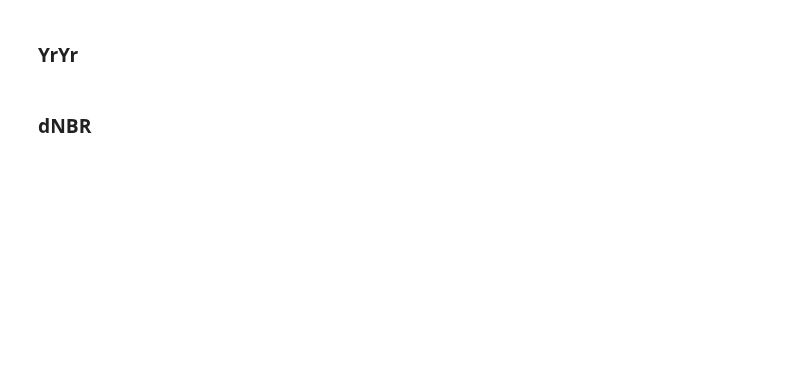
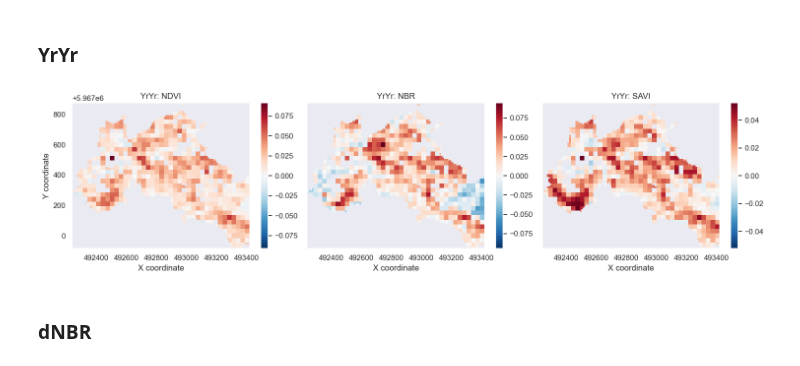
Before and after one commit to PEOPLE-ER/spectral-recovery, a Jupyter notebook: docs/overview_API.ipynb, the cells around one changed output. Cells and saved outputs as stored; diff of their text form; code cells hidden in the pictures; blank space fills up the shorter version.

```diff
--- a/docs/overview_API.ipynb
+++ b/docs/overview_API.ipynb
@@ -157,8 +180,10 @@ plot_metrics(r80p)
 # %% [markdown]
 ### YrYr
 # %%
-yryr = recovery_metrics_pixel_target.sel(metric=["YrYr"])
+yryr = ra_hist_pixel.sel(metric=["YrYr"])
 plot_metrics(yryr)
+# %% [output]
+[figure, added]
 # %% [markdown]
 ### dNBR
 # %%
```
Also changed, not shown: parts of 17 cells of this notebook.
